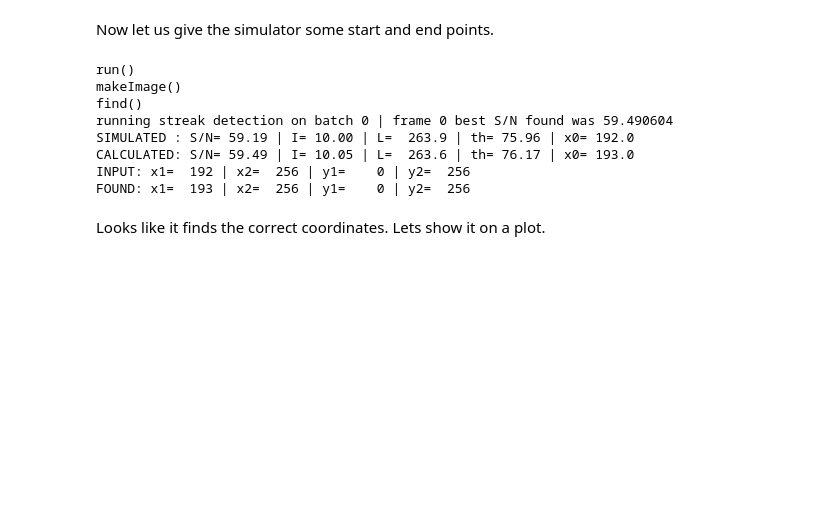
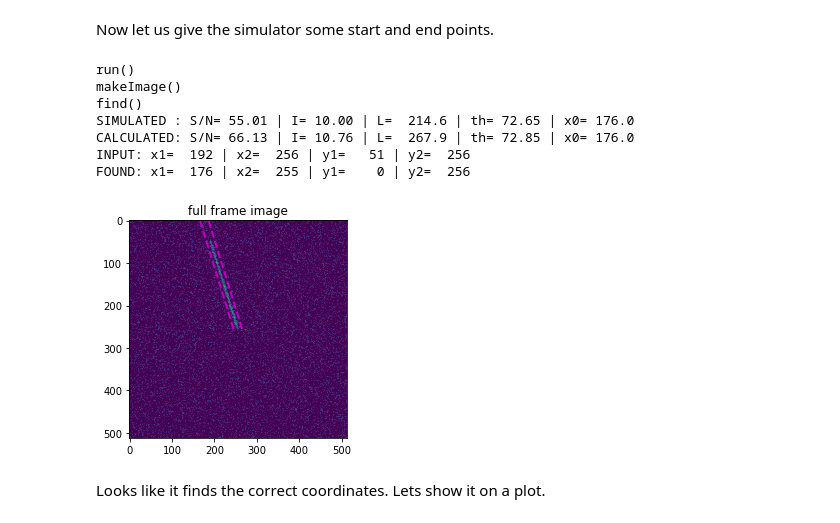
Before and after one commit to guynir42/pyradon, a Jupyter notebook: demo.ipynb, the cells around one changed output. Cells and saved outputs as stored; diff of their text form; code cells hidden in the pictures; blank space fills up the shorter version.

Commit message:
Fix problem with imports + modify example in jupiter notebook

```diff
--- a/demo.ipynb
+++ b/demo.ipynb
@@ -3,24 +3,27 @@
 # %% [markdown]
 Start by importing the simulator module and making a simulator object
 # %%
-import pyradon.simulator
+import simulator
 
-s = pyradon.simulator.Simulator()
+s = simulator.Simulator()
 s.debug_bit = 2
 # %% [markdown]
 Now let us give the simulator some start and end points.
 # %%
-s.x1 = 0.375; s.x2 = 0.5; s.y1 = 0; s.y2 = 0.5;
+s.x1 = 0.375
+s.x2 = 0.5
+s.y1 = 0.1
+s.y2 = 0.5
 s.run()
 # %% [output]
 run()
 makeImage()
 find()
-running streak detection on batch 0 | frame 0 best S/N found was 59.490604
-SIMULATED : S/N= 59.19 | I= 10.00 | L=  263.9 | th= 75.96 | x0= 192.0
-CALCULATED: S/N= 59.49 | I= 10.05 | L=  263.6 | th= 76.17 | x0= 193.0
-INPUT: x1=  192 | x2=  256 | y1=    0 | y2=  256
-FOUND: x1=  193 | x2=  256 | y1=    0 | y2=  256
+SIMULATED : S/N= 55.01 | I= 10.00 | L=  214.6 | th= 72.65 | x0= 176.0
+CALCULATED: S/N= 66.13 | I= 10.76 | L=  267.9 | th= 72.85 | x0= 176.0
+INPUT: x1=  192 | x2=  256 | y1=   51 | y2=  256
+FOUND: x1=  176 | x2=  255 | y1=    0 | y2=  256
+[figure, added]
 # %% [markdown]
 Looks like it finds the correct coordinates. Lets show it on a plot.
 # %%
```
Also changed, not shown: parts of 2 cells of this notebook, 4 other files.
